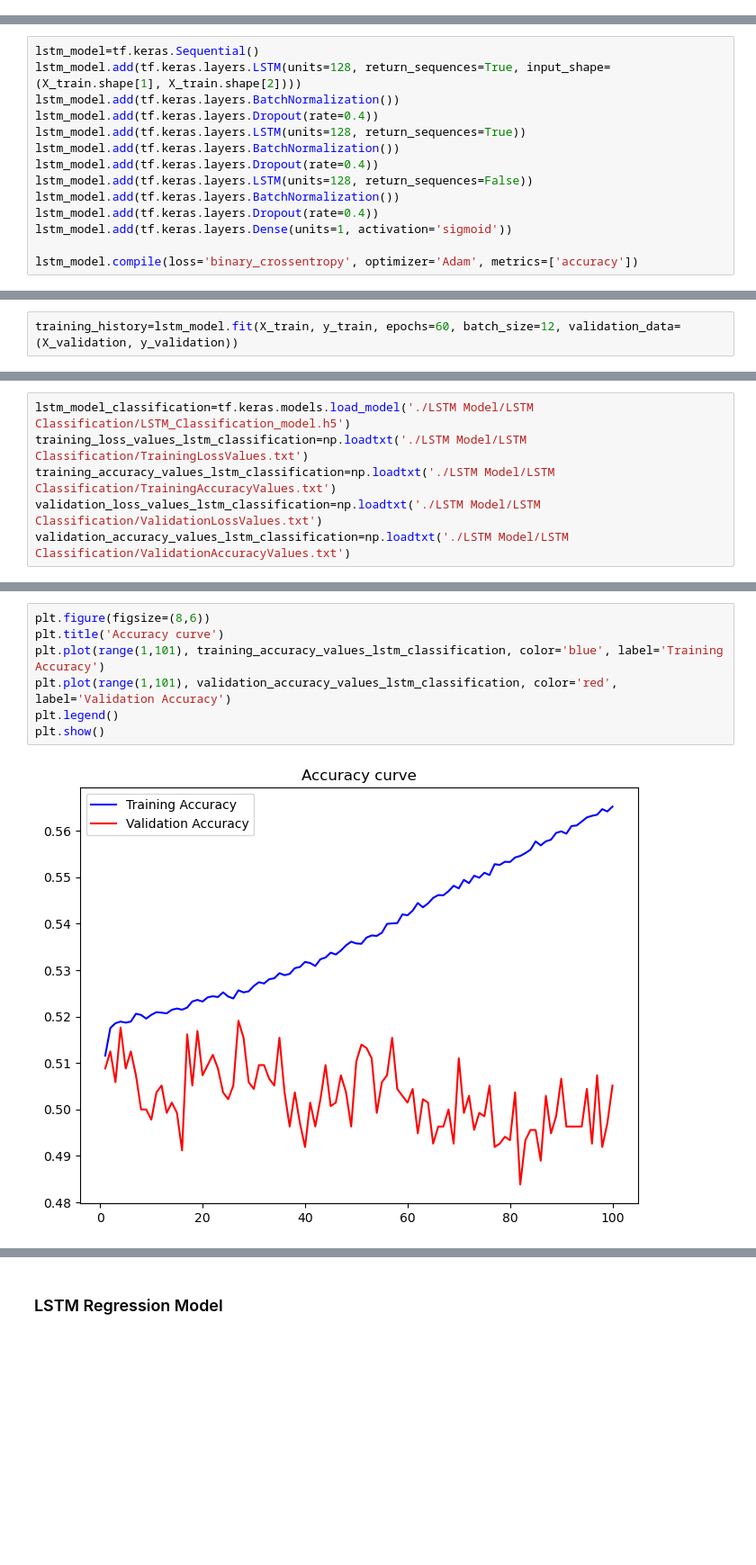
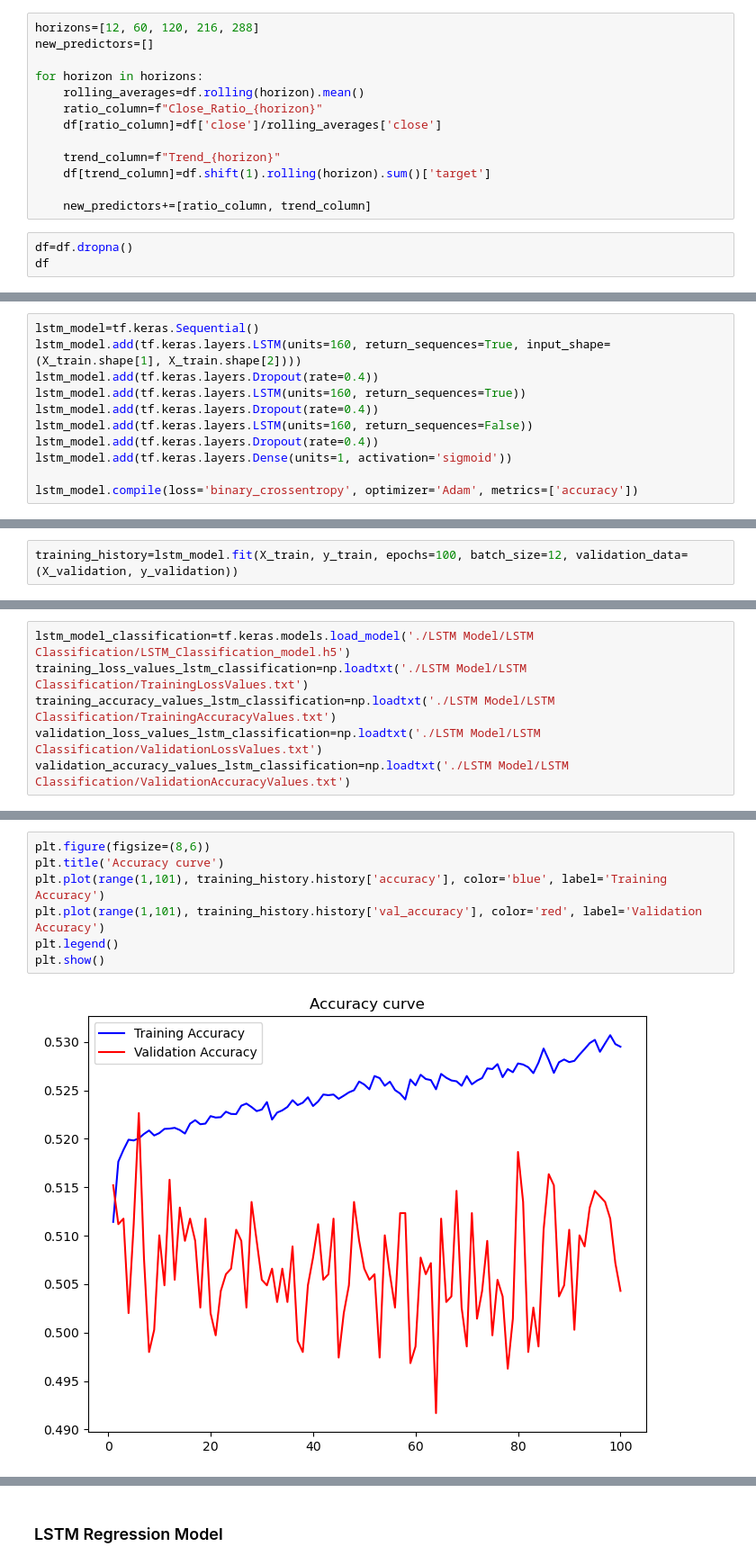
Before and after one commit to Farzad-ES/Crypto-Price-Forecasting, a Jupyter notebook: Time Series Forecaster.ipynb, the cells around one changed output, grey strips where cells are left out. Shown at 90% size. Drawn from its saved outputs; the diff is of its cells as text; blank space fills up the shorter version.

Commit message:
LSTM classification model has been trained with new predictors added and new hyperparameters(results got a lot better)

```diff
--- a/Time Series Forecaster.ipynb
+++ b/Time Series Forecaster.ipynb
@@ -81,3 +81,19 @@ df
 | 2023-08-10 23:45:00 | 1850.67 | 1851.03 | 1851.54 | 1850.67 | 1229.89 | 0 |
 | 2023-08-10 23:50:00 | 1851.04 | 1850.37 | 1851.04 | 1850.10 | 212.13 | 1 |
 351346 rows × 6 columns
+# %%
+horizons=[12, 60, 120, 216, 288]
+new_predictors=[]
+
+for horizon in horizons:
+    rolling_averages=df.rolling(horizon).mean()
+    ratio_column=f"Close_Ratio_{horizon}"
+    df[ratio_column]=df['close']/rolling_averages['close']
+
+    trend_column=f"Trend_{horizon}"
+    df[trend_column]=df.shift(1).rolling(horizon).sum()['target']
+
+    new_predictors+=[ratio_column, trend_column]
+# %%
+df=df.dropna()
+df
@@ -241,14 +272,11 @@ bayes_results_lstm_classification
  'l2_6': 0.06011150117432088}
 # %%
 lstm_model=tf.keras.Sequential()
-lstm_model.add(tf.keras.layers.LSTM(units=128, return_sequences=True, input_shape=(X_train.shape[1], X_train.shape[2])))
-lstm_model.add(tf.keras.layers.BatchNormalization())
+lstm_model.add(tf.keras.layers.LSTM(units=160, return_sequences=True, input_shape=(X_train.shape[1], X_train.shape[2])))
 lstm_model.add(tf.keras.layers.Dropout(rate=0.4))
-lstm_model.add(tf.keras.layers.LSTM(units=128, return_sequences=True))
-lstm_model.add(tf.keras.layers.BatchNormalization())
+lstm_model.add(tf.keras.layers.LSTM(units=160, return_sequences=True))
 lstm_model.add(tf.keras.layers.Dropout(rate=0.4))
-lstm_model.add(tf.keras.layers.LSTM(units=128, return_sequences=False))
-lstm_model.add(tf.keras.layers.BatchNormalization())
+lstm_model.add(tf.keras.layers.LSTM(units=160, return_sequences=False))
 lstm_model.add(tf.keras.layers.Dropout(rate=0.4))
 lstm_model.add(tf.keras.layers.Dense(units=1, activation='sigmoid'))
 
@@ -289,3 +317,3 @@ X_test.shape
 # %%
-training_history=lstm_model.fit(X_train, y_train, epochs=60, batch_size=12, validation_data=(X_validation, y_validation))
+training_history=lstm_model.fit(X_train, y_train, epochs=100, batch_size=12, validation_data=(X_validation, y_validation))
 # %% [output]
@@ -333,10 +364,10 @@ plt.show()
 # %%
 plt.figure(figsize=(8,6))
 plt.title('Accuracy curve')
-plt.plot(range(1,101), training_accuracy_values_lstm_classification, color='blue', label='Training Accuracy')
-plt.plot(range(1,101), validation_accuracy_values_lstm_classification, color='red', label='Validation Accuracy')
+plt.plot(range(1,101), training_history.history['accuracy'], color='blue', label='Training Accuracy')
+plt.plot(range(1,101), training_history.history['val_accuracy'], color='red', label='Validation Accuracy')
 plt.legend()
 plt.show()
 # %% [output]
-[figure, old version]
+[figure, new version]
 # %%
```
Also changed, not shown: parts of 23 cells of this notebook, 7 other files.
